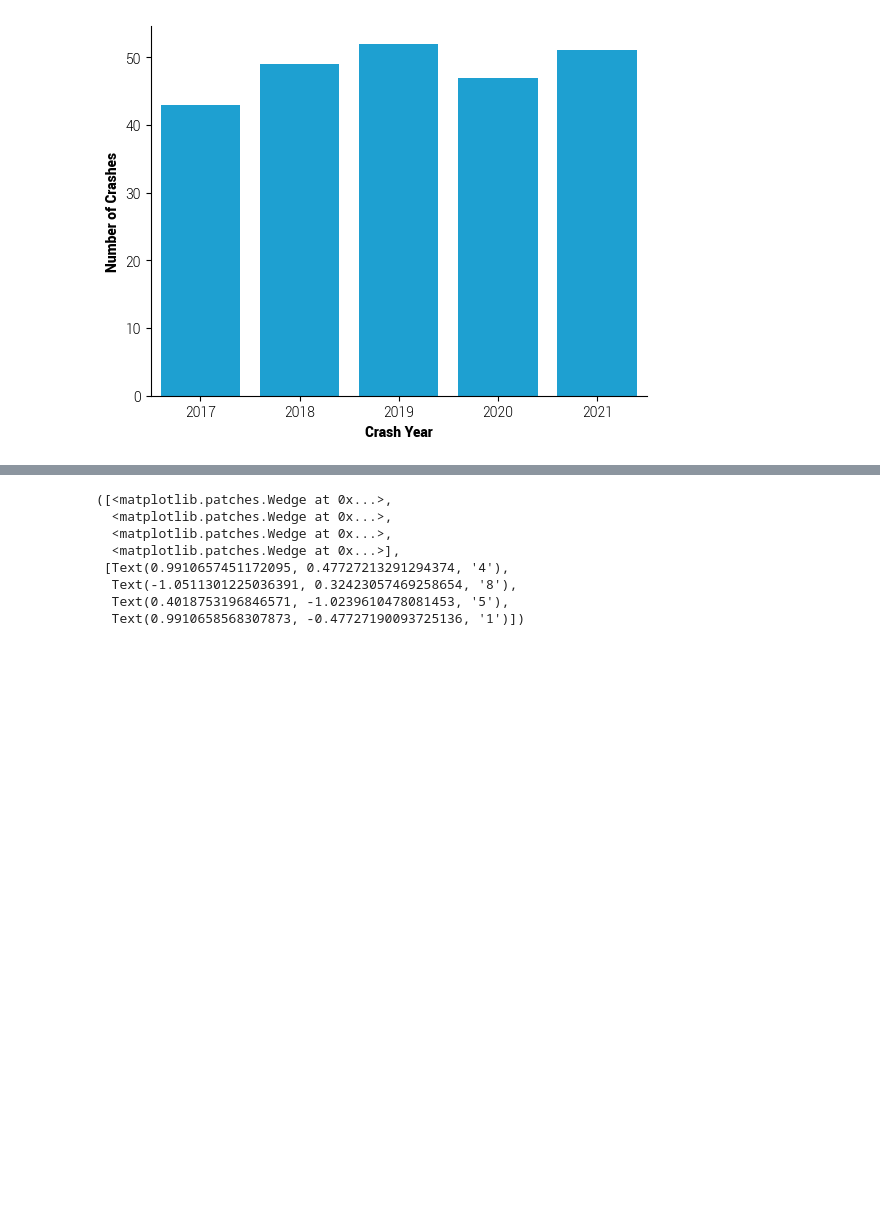
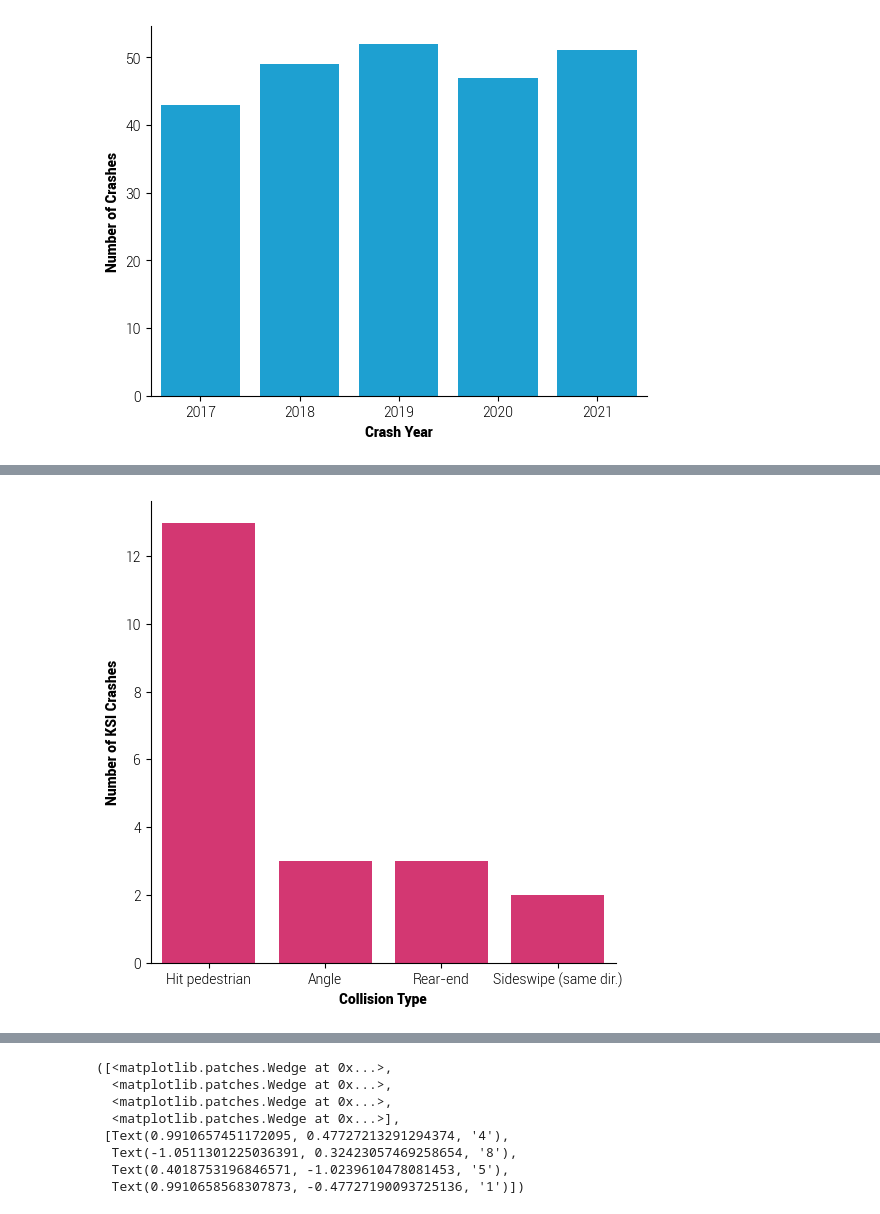
Before and after one commit to dvrpc/crash_analysis, a Jupyter notebook: notebooks/chart_testing.ipynb, the cells around one changed output, grey strips where cells are left out. Drawn from its saved outputs; the diff is of its cells as text; code cells hidden in the pictures; blank space fills up the shorter version.

```diff
--- a/notebooks/chart_testing.ipynb
+++ b/notebooks/chart_testing.ipynb
@@ -70,0 +117,16 @@ ksi_by_type
+# %%
+#KSI collision type as a bar chart
+plt.rcParams.update({'font.family':'roboto', 'font.weight': 300})
+plt.rcParams["xtick.labelsize"] = 10
+plt.rcParams["figure.figsize"] = (6, 6)
+fig = sns.barplot(
+    data = ksi_by_type,
+    x= "crash_type",
+    y = "count",
+    color = "#ed1d6c")
+plt.xlabel("Collision Type")
+plt.ylabel("Number of KSI Crashes")
+sns.despine()
+plt.show(fig)
+# %% [output]
+[figure, added]
```
Also changed, not shown: parts of 37 cells of this notebook.
